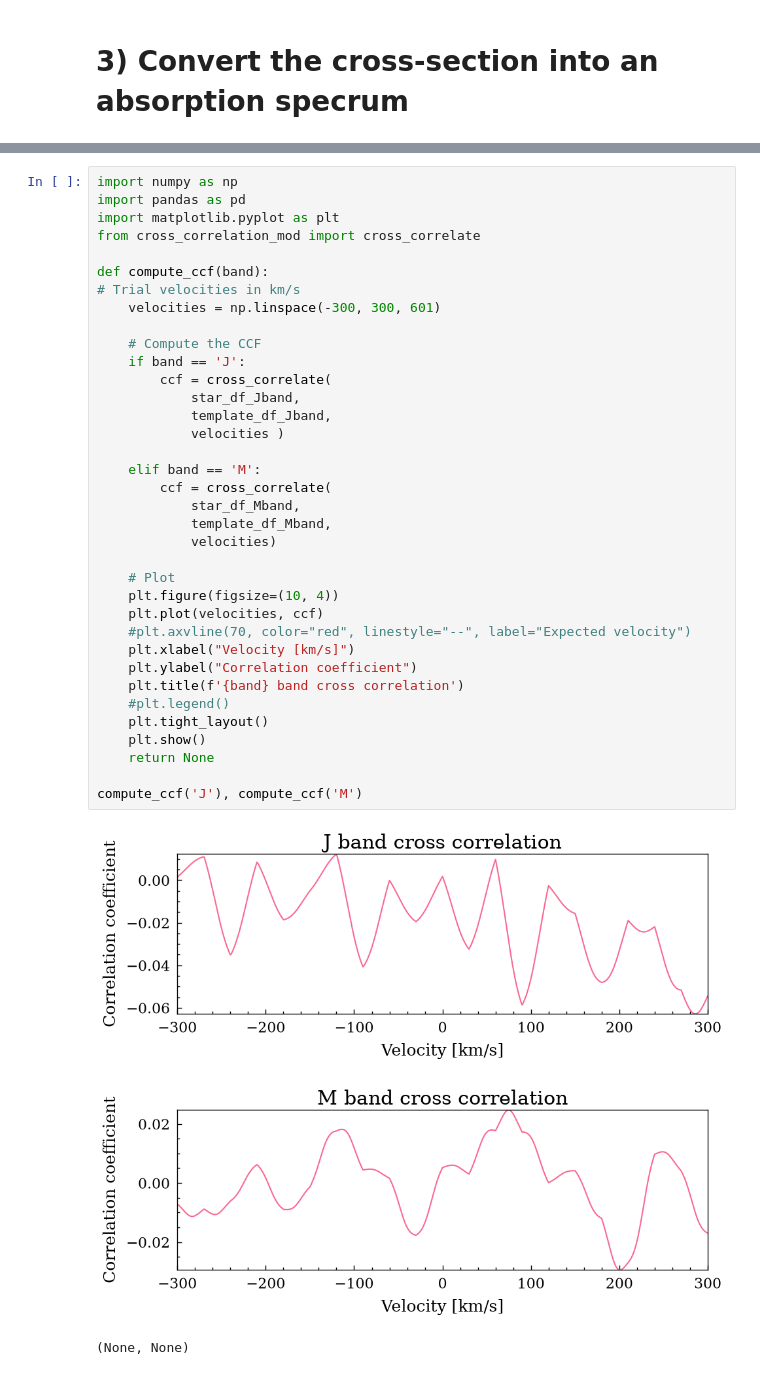
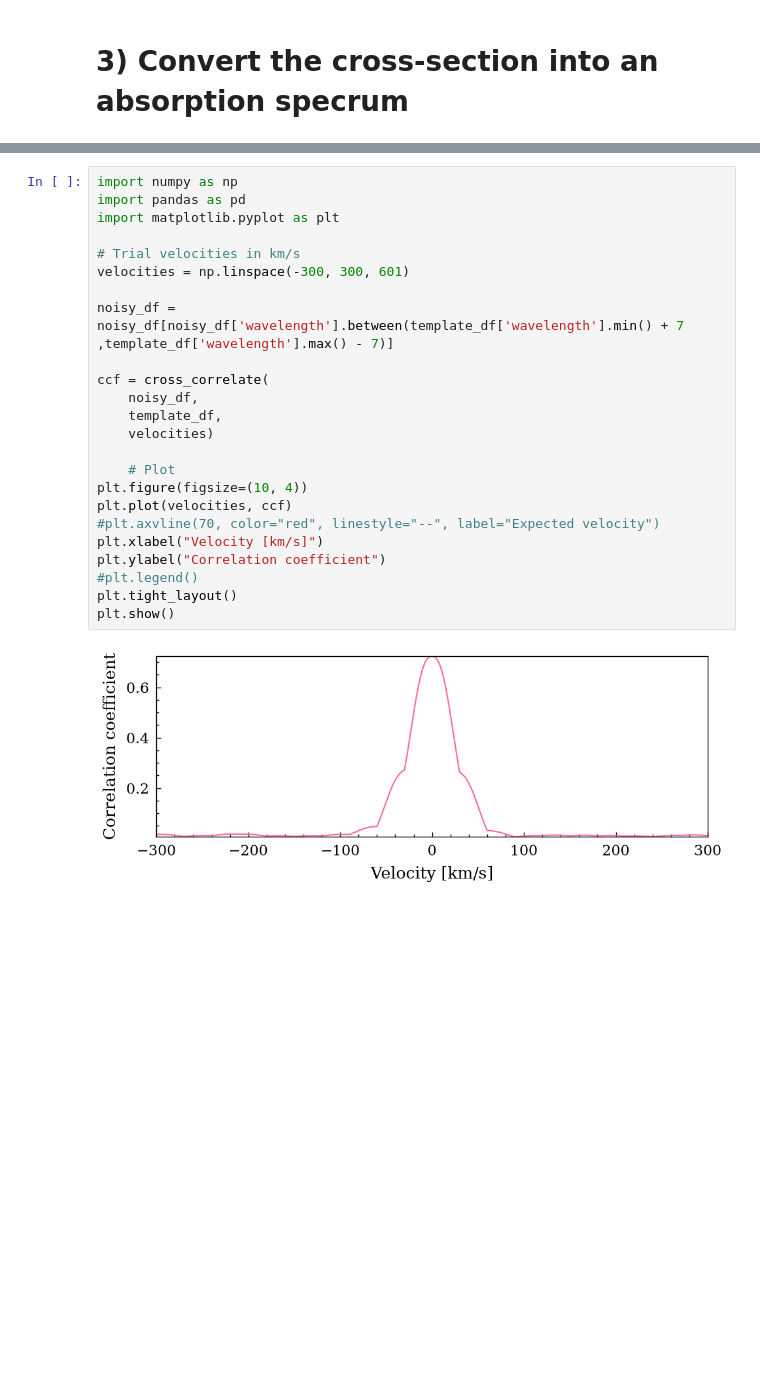
Before and after one commit to allsmurph/Exocomets-Pymolfit, a Jupyter notebook: load_files_for_ccf_new.ipynb, the cells around one changed output, grey strips where cells are left out. Cells and saved outputs as stored; diff of their text form; blank space fills up the shorter version.

```diff
--- a/load_files_for_ccf_new.ipynb
+++ b/load_files_for_ccf_new.ipynb
@@ -289,40 +541,26 @@ star_df_Jband, template_df_Jband = make_dfs(synth_wavelength_J_band, synth_flux_
 # %%
 import numpy as np
 import pandas as pd
 import matplotlib.pyplot as plt
-from cross_correlation_mod import cross_correlate
 
-def compute_ccf(band):
 # Trial velocities in km/s
-    velocities = np.linspace(-300, 300, 601)
+velocities = np.linspace(-300, 300, 601)
 
-    # Compute the CCF
-    if band == 'J':
-        ccf = cross_correlate(
-            star_df_Jband,
-            template_df_Jband,
-            velocities )
+noisy_df = noisy_df[noisy_df['wavelength'].between(template_df['wavelength'].min() + 7 ,template_df['wavelength'].max() - 7)]
 
-    elif band == 'M':
-        ccf = cross_correlate(
-            star_df_Mband,
-            template_df_Mband,
-            velocities)
+ccf = cross_correlate(
+    noisy_df,
+    template_df,
+    velocities)
 
     # Plot
-    plt.figure(figsize=(10, 4))
-    plt.plot(velocities, ccf)
-    #plt.axvline(70, color="red", linestyle="--", label="Expected velocity")
-    plt.xlabel("Velocity [km/s]")
-    plt.ylabel("Correlation coefficient")
-    plt.title(f'{band} band cross correlation')
-    #plt.legend()
-    plt.tight_layout()
-    plt.show()
-    return None
-
-compute_ccf('J'), compute_ccf('M')
+plt.figure(figsize=(10, 4))
+plt.plot(velocities, ccf)
+#plt.axvline(70, color="red", linestyle="--", label="Expected velocity")
+plt.xlabel("Velocity [km/s]")
+plt.ylabel("Correlation coefficient")
+#plt.legend()
+plt.tight_layout()
+plt.show()
 # %% [output]
-[figure, old version]
+[figure, new version]
-[figure, removed]
-(None, None)
```
Also changed, not shown: parts of 30 cells of this notebook, 7 other files.
